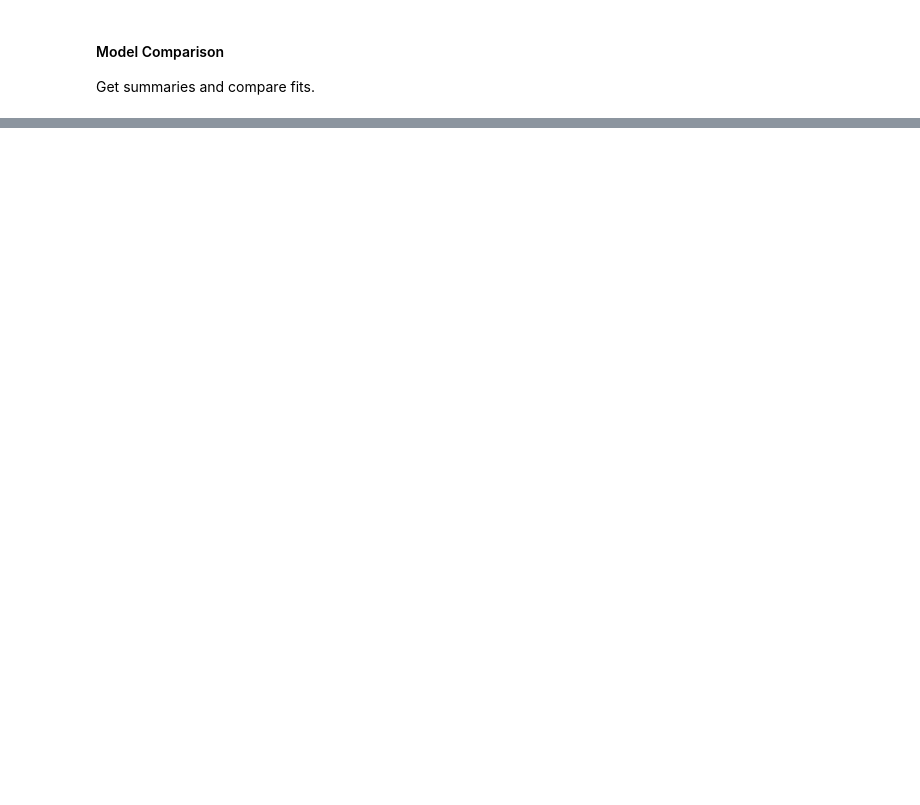
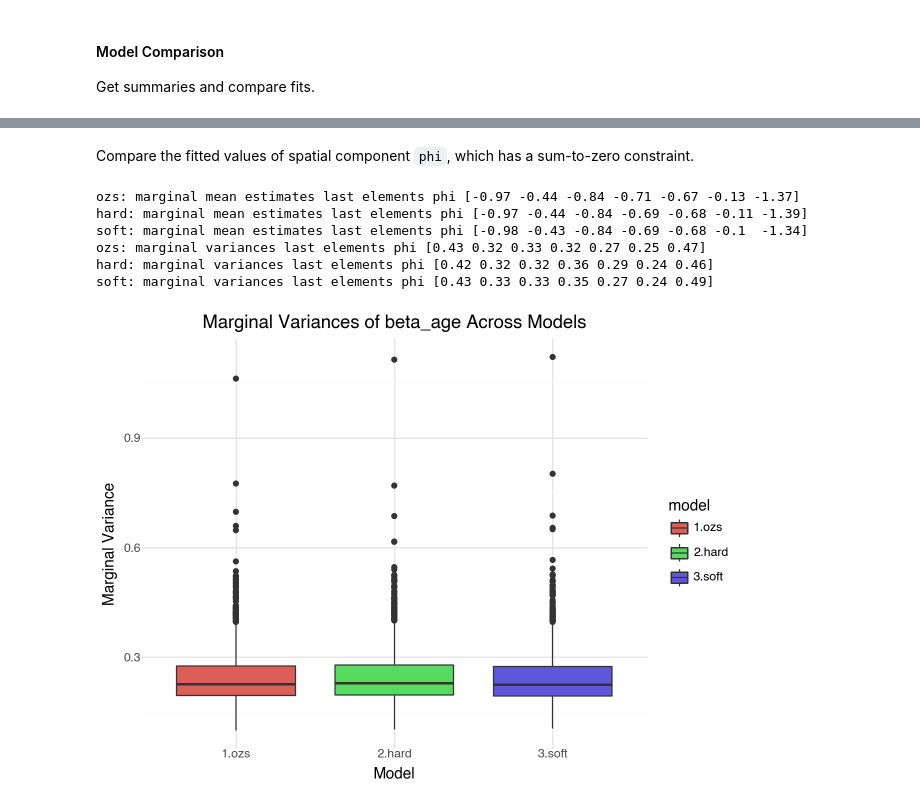
Before and after one commit to mitzimorris/sum_to_zero_vector, a Jupyter notebook: sum_to_zero_evaluation.ipynb, the cells around one changed output, grey strips where cells are left out. Saved outputs shown, nothing was run; the diff lists cells and outputs as text; code cells hidden in the pictures; blank space fills up the shorter version.

```diff
--- a/sum_to_zero_evaluation.ipynb
+++ b/sum_to_zero_evaluation.ipynb
@@ -722,3 +1068,3 @@ nyc_data = {"N":brklyn_qns_gdf.shape[0],
 # %%
-icar_ozs_mod = CmdStanModel(stan_file=os.path.join('stan', 'poisson_icar_ozs.stan'))
-icar_ozs_fit = icar_ozs_mod.sample(data=nyc_data)
+bym2_ozs_mod = CmdStanModel(stan_file=os.path.join('stan', 'bym2_ozs.stan'))
+brklyn_qns_ozs_fit = bym2_ozs_mod.sample(data=brklyn_qns_data, iter_warmup=5000)
@@ -725,3 +1080,3 @@ icar_ozs_fit = icar_ozs_mod.sample(data=nyc_data)
 # %%
-icar_soft_mod = CmdStanModel(stan_file=os.path.join('stan', 'poisson_icar_soft.stan'))
-icar_soft_fit = icar_soft_mod.sample(data=nyc_data)
+bym2_soft_mod = CmdStanModel(stan_file=os.path.join('stan', 'bym2_soft.stan'))
+brklyn_qns_soft_fit = bym2_soft_mod.sample(data=brklyn_qns_data, iter_warmup=5000, seed=a_seed)
@@ -728,3 +1090,3 @@ icar_soft_fit = icar_soft_mod.sample(data=nyc_data)
 # %%
-icar_hard_mod = CmdStanModel(stan_file=os.path.join('stan', 'poisson_icar_hard.stan'))
-icar_hard_fit = icar_hard_mod.sample(data=nyc_data)
+bym2_hard_mod = CmdStanModel(stan_file=os.path.join('stan', 'bym2_hard.stan'))
+brklyn_qns_hard_fit = bym2_hard_mod.sample(data=brklyn_qns_data, iter_warmup=5000, seed=a_seed)
@@ -1032,0 +1140,40 @@ As models increase in complexity, this becomes increasingly important.
+# %% [markdown]
+Compare the fitted values of spatial component `phi`, which has a sum-to-zero constraint.
+# %%
+brklyn_qns_phi_ozs = brklyn_qns_ozs_fit.stan_variable('phi')
+brklyn_qns_phi_soft = brklyn_qns_hard_fit.stan_variable('phi')
+brklyn_qns_phi_hard = brklyn_qns_soft_fit.stan_variable('phi')
+
+print('ozs: marginal mean estimates last elements phi',
+	    np.mean(brklyn_qns_phi_ozs, axis=0)[-7:])
+
+print('hard: marginal mean estimates last elements phi',
+	    np.mean(brklyn_qns_phi_hard, axis=0)[-7:])
+
+print('soft: marginal mean estimates last elements phi',
+	    np.mean(brklyn_qns_phi_soft, axis=0)[-7:])
+
+brklyn_qns_vars_phi_ozs = np.var(brklyn_qns_phi_ozs, axis=0)
+print('ozs: marginal variances last elements phi', brklyn_qns_vars_phi_ozs[-7:])
+
+brklyn_qns_vars_phi_hard = np.var(brklyn_qns_phi_hard, axis=0)
+print('hard: marginal variances last elements phi', brklyn_qns_vars_phi_hard[-7:])
+
+brklyn_qns_vars_phi_soft = np.var(brklyn_qns_phi_soft, axis=0)
+print('soft: marginal variances last elements phi', brklyn_qns_vars_phi_soft[-7:])
+# %% [output]
+ozs: marginal mean estimates last elements phi [-0.97 -0.44 -0.84 -0.71 -0.67 -0.13 -1.37]
+hard: marginal mean estimates last elements phi [-0.97 -0.44 -0.84 -0.69 -0.68 -0.11 -1.39]
+soft: marginal mean estimates last elements phi [-0.98 -0.43 -0.84 -0.69 -0.68 -0.1  -1.34]
+ozs: marginal variances last elements phi [0.43 0.32 0.33 0.32 0.27 0.25 0.47]
+hard: marginal variances last elements phi [0.42 0.32 0.32 0.36 0.29 0.24 0.46]
+soft: marginal variances last elements phi [0.43 0.33 0.33 0.35 0.27 0.24 0.49]
+# %%
+from utils_dataviz import marginal_variances_boxplot
+boxplot = marginal_variances_boxplot(
+    ["1.ozs", "2.hard", "3.soft"],
+    [brklyn_qns_vars_phi_ozs, brklyn_qns_vars_phi_hard, brklyn_qns_vars_phi_soft]
+)
+boxplot
+# %% [output]
+[figure, added]
```
Also changed, not shown: parts of 166 cells of this notebook, 7 other files.
